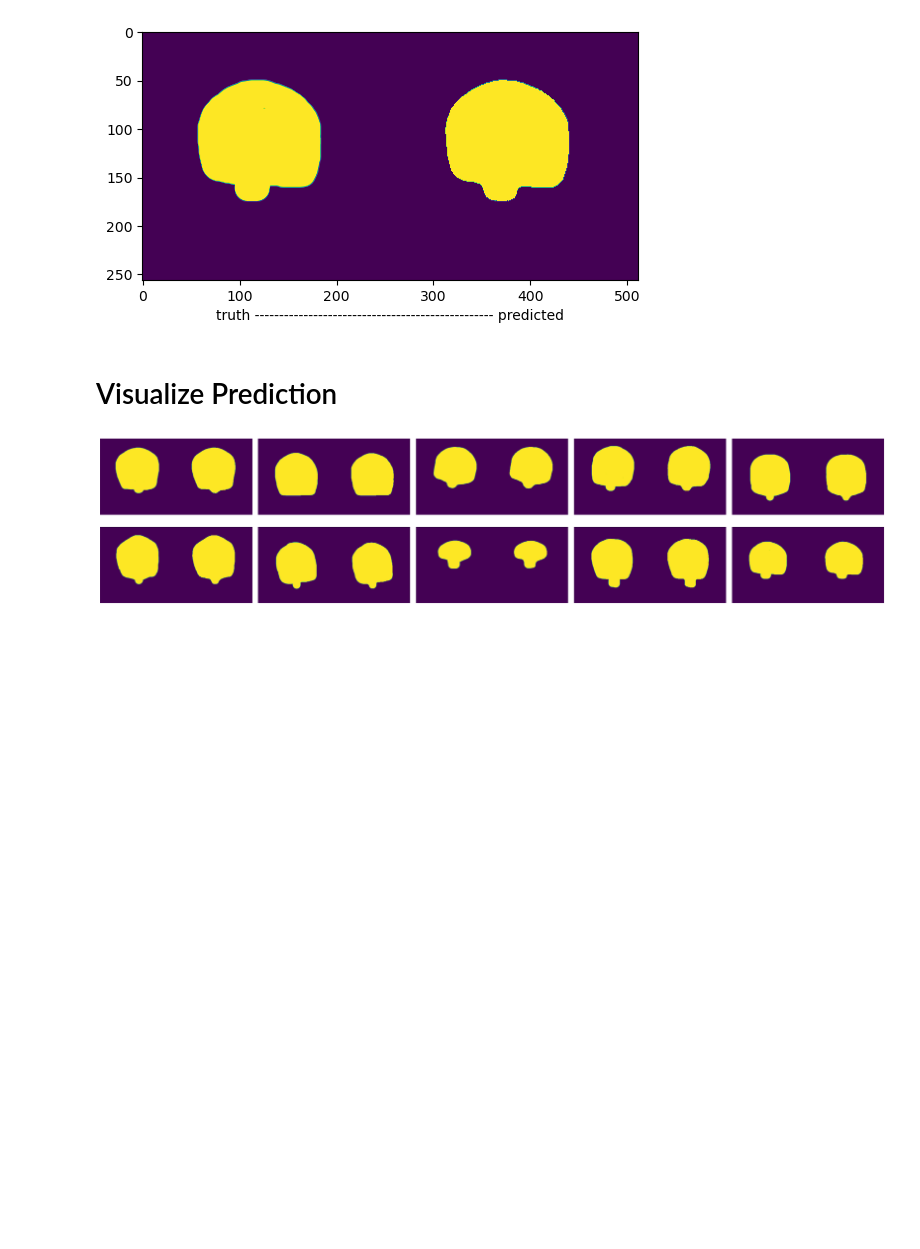
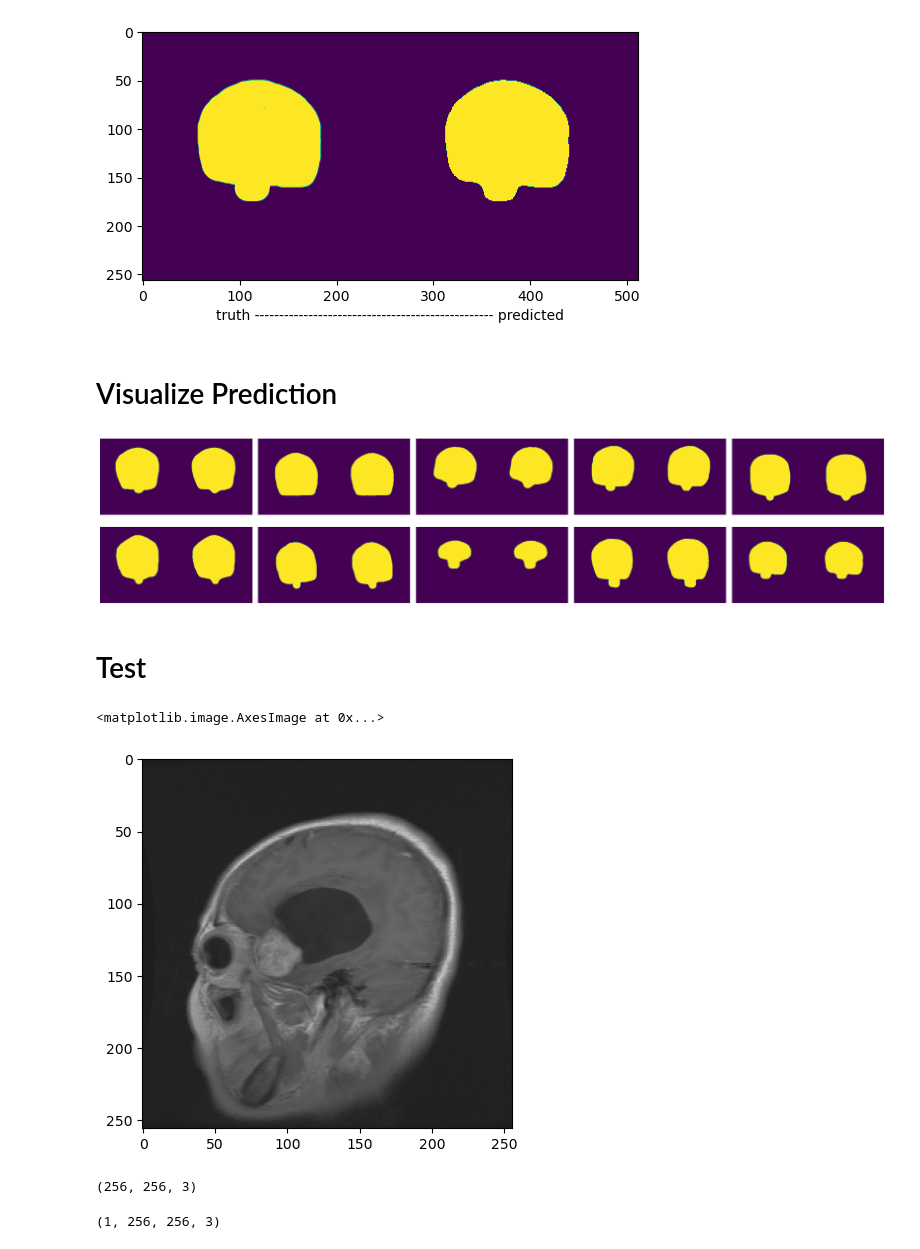
Before and after one commit to MorningStarTM/skull-stripping, a Jupyter notebook: skull-stripping-using-u-net.ipynb, the cells around one changed output. Saved outputs shown, nothing was run; the diff lists cells and outputs as text; code cells hidden in the pictures; blank space fills up the shorter version.

```diff
--- a/skull-stripping-using-u-net.ipynb
+++ b/skull-stripping-using-u-net.ipynb
@@ -352,3 +369,23 @@ plt.tight_layout()
 plt.show()
 # %% [output]
 [figure]
+# %% [markdown]
+# Test
+# %%
+test_img_path = train_image[328]
+test_img_mask = train_masks[328]
+test_img = read_img(test_img_path)
+test_msk = read_mask(test_img_mask)
+plt.imshow(test_img)
+# %% [output]
+<matplotlib.image.AxesImage at 0x...>
+[figure, added]
+# %%
+test_img.shape
+# %% [output]
+(256, 256, 3)
+# %%
+img = test_img.reshape(1, 256, 256, 3)
+img.shape
+# %% [output]
+(1, 256, 256, 3)
```
Also changed, not shown: parts of 11 cells of this notebook.
